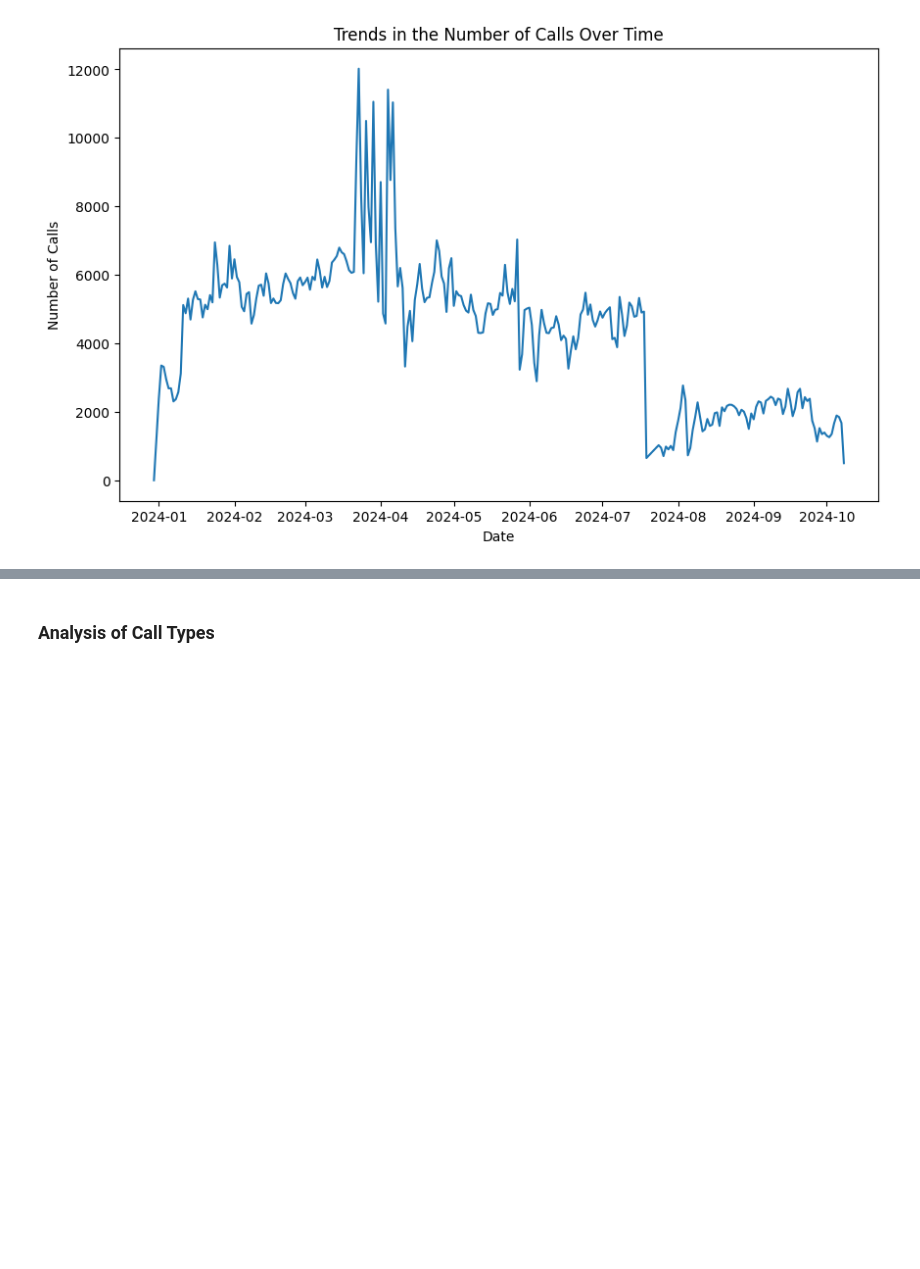
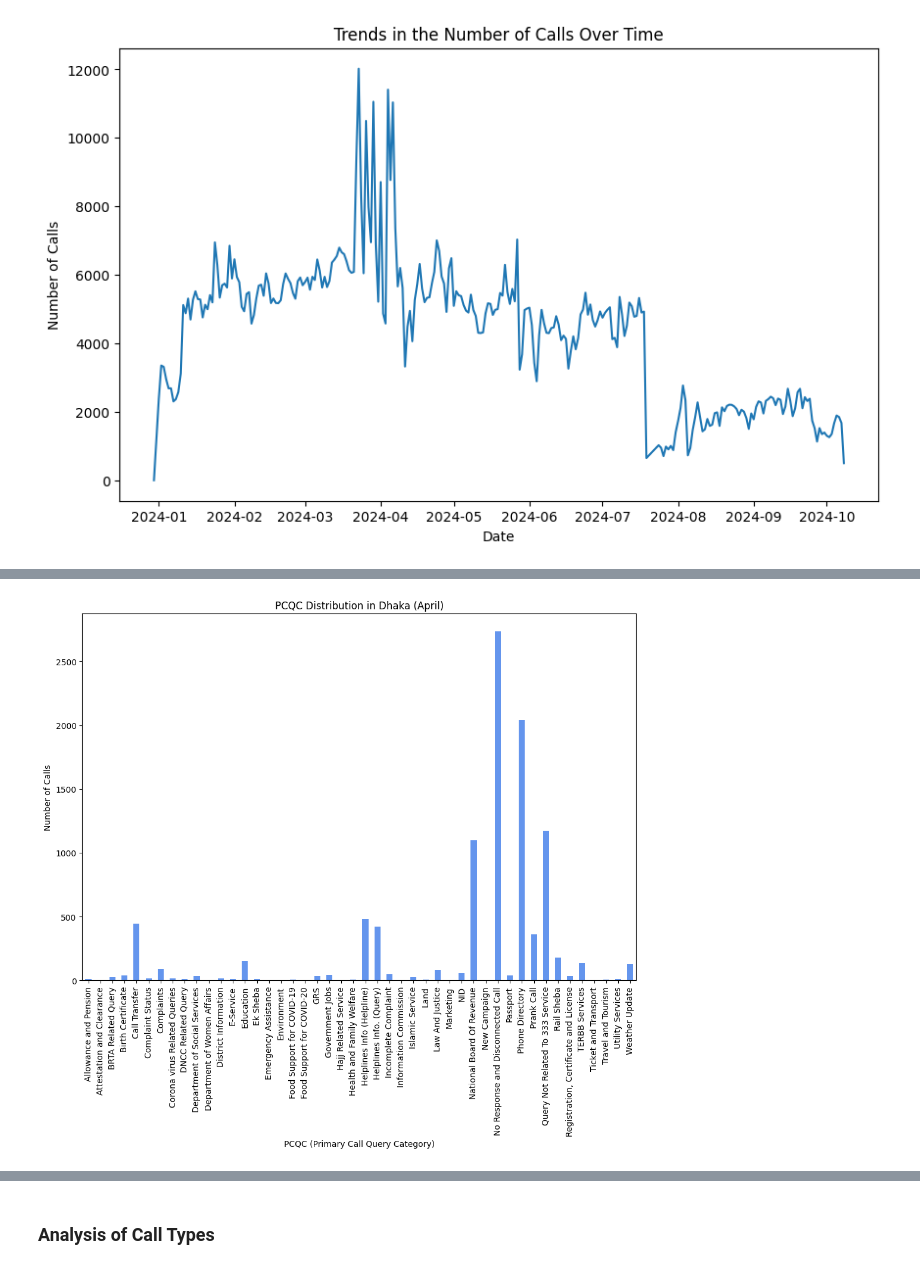
Before and after one commit to iamaber/333-data-analysis, a Jupyter notebook: main.ipynb, the cells around one changed output, grey strips where cells are left out. Saved outputs shown, nothing was run; the diff lists cells and outputs as text; code cells hidden in the pictures; blank space fills up the shorter version.

```diff
--- a/main.ipynb
+++ b/main.ipynb
@@ -329,0 +394,15 @@ plt.show()
+# %%
+# Group by 'pcqc' and count occurrences for each district
+dhaka_pcqc_distribution = dhaka_data.groupby('pcqc').size()
+coxsbazar_pcqc_distribution = coxsbazar_data.groupby('pcqc').size()
+
+# Plotting the data for Dhaka (PCQC distribution)
+plt.figure(figsize=(12, 8))
+dhaka_pcqc_distribution.plot(kind='bar', color='cornflowerblue')
+plt.title('PCQC Distribution in Dhaka (April)')
+plt.xlabel('PCQC (Primary Call Query Category)')
+plt.ylabel('Number of Calls')
+plt.xticks(rotation=90)  # Rotate x-axis labels for better readability
+plt.show()
+# %% [output]
+[figure, added]
```
Also changed, not shown: parts of 12 cells of this notebook.
